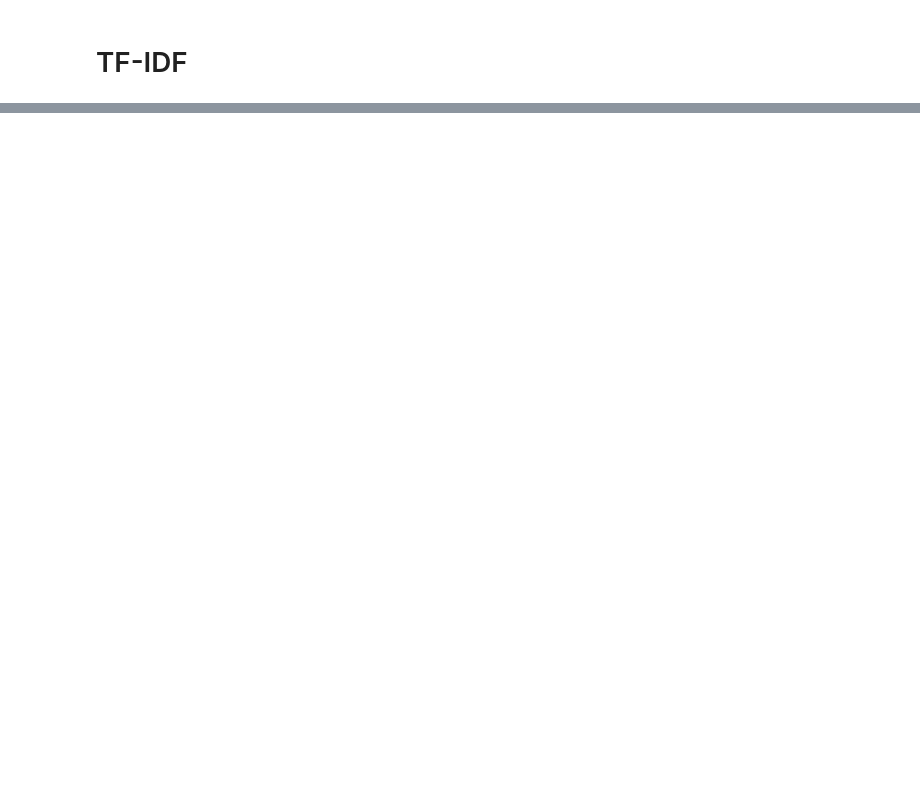
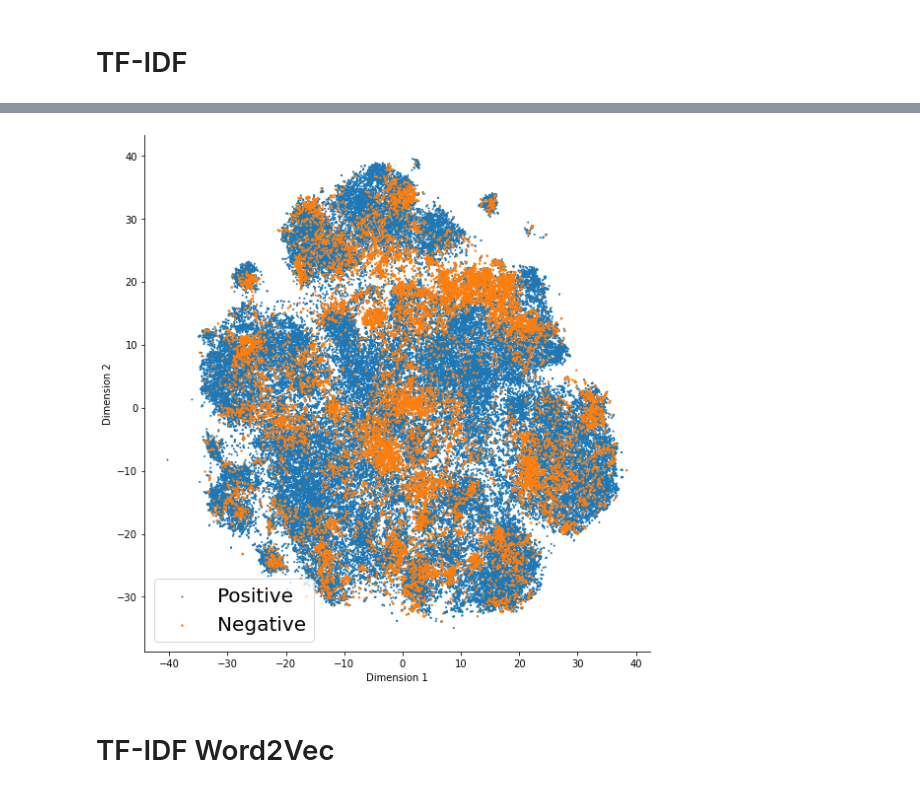
Before and after one commit to tanzeyl/data-science-assignments, a Jupyter notebook: AppliedAICourse/Amazon_Fine_Foods_Review_t_SNE (Assignment 2).ipynb, the cells around one changed output, grey strips where cells are left out. Cells and saved outputs as stored; diff of their text form; code cells hidden in the pictures; blank space fills up the shorter version.

```diff
--- a/AppliedAICourse/Amazon_Fine_Foods_Review_t_SNE (Assignment 2).ipynb
+++ b/AppliedAICourse/Amazon_Fine_Foods_Review_t_SNE (Assignment 2).ipynb
@@ -247,0 +313,15 @@ NameError: ignored
+# %%
+sent_vectors = [];
+for sent in tqdm(list_of_sentance):
+    sent_vec = np.zeros(50)
+    cnt_words =0;
+    for word in sent:
+        if word in w2v_words:
+            vec = w2v_model.wv[word]
+            sent_vec += vec
+            cnt_words += 1
+    if cnt_words != 0:
+        sent_vec /= cnt_words
+    sent_vectors.append(sent_vec)
+print(len(sent_vectors))
+print(len(sent_vectors[0]))
@@ -247,0 +331,6 @@ NameError: ignored
+# %%
+model = TSNE(n_components=2, random_state=0)
+tsne_data = model.fit_transform(sent_vectors[:100000])
+# %%
+tsne_data = np.vstack((tsne_data.T, final["Score"][:100000])).T
+tsne_data.shape
@@ -247,0 +339,12 @@ NameError: ignored
+# %%
+tsne_df = pd.DataFrame(data=tsne_data, columns=("Dimension 1", "Dimension 2", "Label"))
+tsne_df["Dimension 1"] = tsne_df["Dimension 1"].astype("float64")
+tsne_df["Dimension 2"] = tsne_df["Dimension 2"].astype("float64")
+
+for i in range(0, len(tsne_df)):
+  if tsne_df["Label"][i] == "Positive":
+    tsne_df["Label"][i] = 1
+  else:
+    tsne_df["Label"][i] = 2
+
+tsne_df["Label"] = tsne_df["Label"].astype("float64")
@@ -247,0 +360,9 @@ NameError: ignored
+# %%
+sns.FacetGrid(tsne_df, hue="Label", height=8).map(plt.scatter, "Dimension 1", "Dimension 2", "Label")
+L=plt. legend(prop = {"size" : 20})
+L. get_texts()[0]. set_text("Positive")
+L.get_texts()[1].set_text("Negative")
+# %% [output]
+[figure, added]
+# %% [markdown]
+# TF-IDF Word2Vec
```
Also changed, not shown: parts of 23 cells of this notebook.
